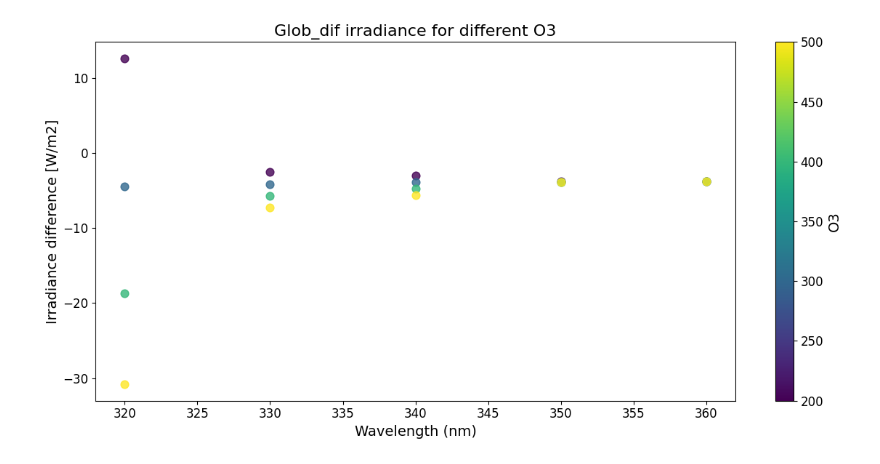
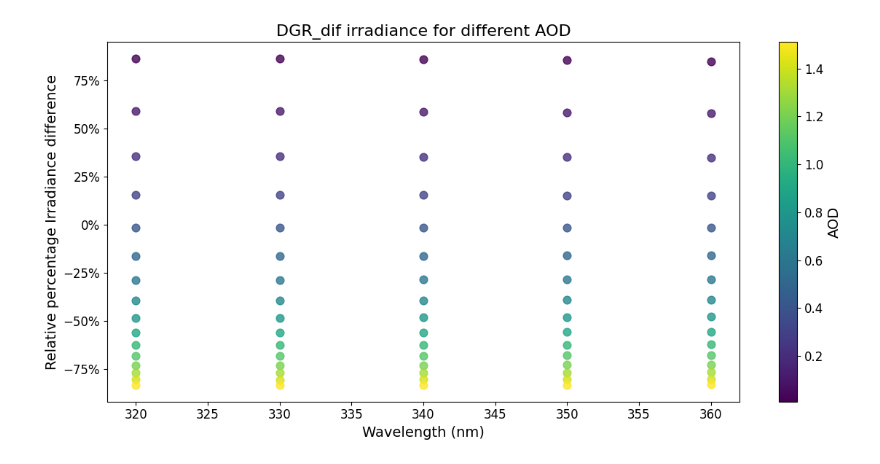
Before and after one commit to mike-wazowski-13/libRadtran, a Jupyter notebook: result_mono_analysis.ipynb, the cells around one changed output. Drawn from its saved outputs; the diff is of its cells as text; code cells hidden in the pictures.

Commit message:
Code for the monochromatic lut and more results

```diff
--- a/result_mono_analysis.ipynb
+++ b/result_mono_analysis.ipynb
@@ -10,44 +11,51 @@ plt.rcParams.update({
     "axes.titlesize": 16
 })
 # %%
-results30 = pd.read_csv(r"libRad30_monochr.csv")
-results45 = pd.read_csv(r"libRad45_monochr.csv")
-results60 = pd.read_csv(r"libRad60_monochr.csv")
+results30_percent = pd.read_csv(r"libRad30_monochr.csv")
+results45_percent = pd.read_csv(r"libRad45_monochr.csv")
+results60_percent = pd.read_csv(r"libRad60_monochr.csv")
+
+results30 = pd.read_csv(r"libRad30_mono_diff.csv")
+results45 = pd.read_csv(r"libRad45_mono_diff.csv")
+results60 = pd.read_csv(r"libRad60_mono_diff.csv")
 # %%
-results = results60
-magnitude = "O3"
-component = "Glob_dif"
+results = results60_percent
+magnitude = "AOD"
+component = "DGR_dif"
+#y_axis = "Irradiance difference [W/m2]"
+y_axis="Relative percentage Irradiance difference"
 
 df = results[results["variable"] == magnitude]
 # %%
 fig, ax = plt.subplots(figsize=(12, 6))
 
 values = np.sort(df["value"].unique())
 cmap = plt.cm.viridis
 norm = plt.Normalize(values.min(), values.max())
 
 for val in values:
     sub = df[df["value"] == val]
 
     ax.scatter(
         sub["WL"],
         sub[component],
         color=cmap(norm(val)),
         s=60,
         alpha=0.8
     )
 
 ax.set_xlabel("Wavelength (nm)")
-ax.set_ylabel("Irradiance difference [W/m2]")
+ax.set_ylabel(y_axis)
+ax.yaxis.set_major_formatter(mticker.PercentFormatter(xmax=100))
 ax.set_title(f"{component} irradiance for different {magnitude}")
 
 # Properly attach colorbar to this Axes
 sm = plt.cm.ScalarMappable(cmap=cmap, norm=norm)
 sm.set_array([])
 
 cbar = fig.colorbar(sm, ax=ax)
 cbar.set_label(magnitude)
 
 plt.tight_layout()
 # %% [output]
-[figure, old version]
+[figure, new version]
```
Also changed, not shown: parts of 1 cell of this notebook, 11 other files.
